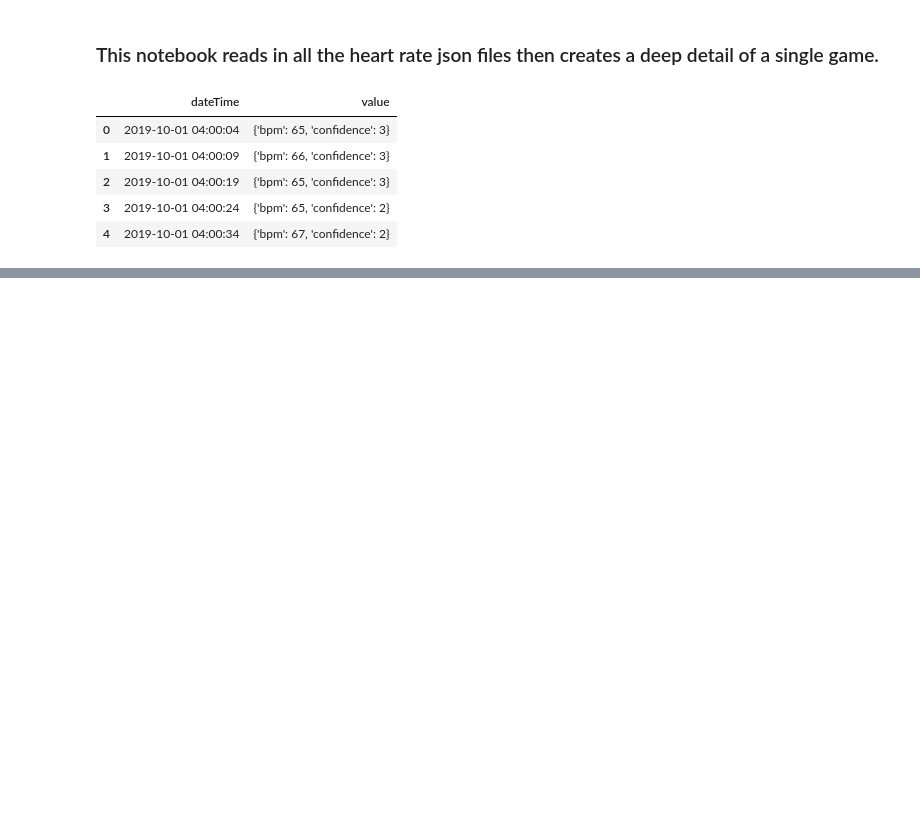
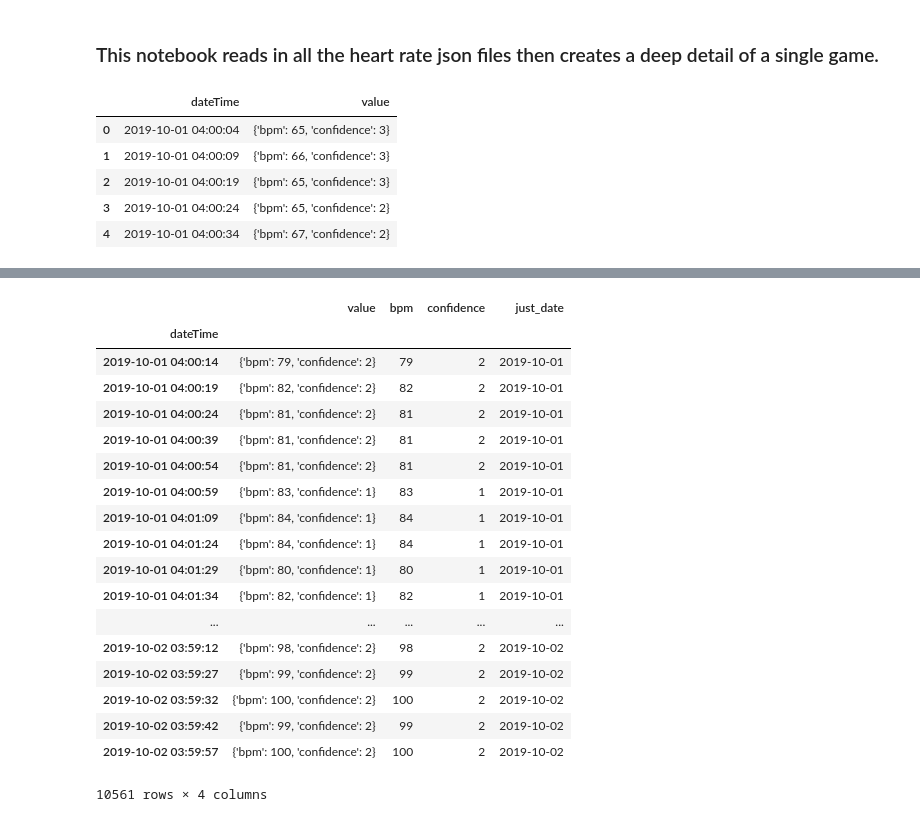
Before and after one commit to dcpatti/dcpatti.github.io, a Jupyter notebook: Wild Card Game Analysis.ipynb, the cells around one changed output, grey strips where cells are left out. Cells and saved outputs as stored; diff of their text form; code cells hidden in the pictures; blank space fills up the shorter version.

```diff
--- a/Wild Card Game Analysis.ipynb
+++ b/Wild Card Game Analysis.ipynb
@@ -268,0 +233,45 @@ Loading BokehJS ...
+# %%
+#set the index on the just_date column; this will make it easier for us to plot
+heart_df1['just_date'] = heart_df1['dateTime'].dt.date
+heart_df1.set_index('dateTime')
+
+heart_df2['just_date'] = heart_df2['dateTime'].dt.date
+heart_df2.set_index('dateTime')
+
+heart_df3['just_date'] = heart_df3['dateTime'].dt.date
+heart_df3.set_index('dateTime')
+
+heart_df4['just_date'] = heart_df4['dateTime'].dt.date
+heart_df4.set_index('dateTime')
+
+heart_df5['just_date'] = heart_df5['dateTime'].dt.date
+heart_df5.set_index('dateTime')
+
+heart_df6['just_date'] = heart_df6['dateTime'].dt.date
+heart_df6.set_index('dateTime')
+
+heart_df7['just_date'] = heart_df7['dateTime'].dt.date
+heart_df7.set_index('dateTime')
+
+heart_df8['just_date'] = heart_df8['dateTime'].dt.date
+heart_df8.set_index('dateTime')
+# %% [output]
+|  | value | bpm | confidence | just_date |
+| dateTime |  |  |  |  |
+| 2019-10-01 04:00:14 | {'bpm': 79, 'confidence': 2} | 79 | 2 | 2019-10-01 |
+| 2019-10-01 04:00:19 | {'bpm': 82, 'confidence': 2} | 82 | 2 | 2019-10-01 |
+| 2019-10-01 04:00:24 | {'bpm': 81, 'confidence': 2} | 81 | 2 | 2019-10-01 |
+| 2019-10-01 04:00:39 | {'bpm': 81, 'confidence': 2} | 81 | 2 | 2019-10-01 |
+| 2019-10-01 04:00:54 | {'bpm': 81, 'confidence': 2} | 81 | 2 | 2019-10-01 |
+| 2019-10-01 04:00:59 | {'bpm': 83, 'confidence': 1} | 83 | 1 | 2019-10-01 |
+| 2019-10-01 04:01:09 | {'bpm': 84, 'confidence': 1} | 84 | 1 | 2019-10-01 |
+| 2019-10-01 04:01:24 | {'bpm': 84, 'confidence': 1} | 84 | 1 | 2019-10-01 |
+| 2019-10-01 04:01:29 | {'bpm': 80, 'confidence': 1} | 80 | 1 | 2019-10-01 |
+| 2019-10-01 04:01:34 | {'bpm': 82, 'confidence': 1} | 82 | 1 | 2019-10-01 |
+| ... | ... | ... | ... | ... |
+| 2019-10-02 03:59:12 | {'bpm': 98, 'confidence': 2} | 98 | 2 | 2019-10-02 |
+| 2019-10-02 03:59:27 | {'bpm': 99, 'confidence': 2} | 99 | 2 | 2019-10-02 |
+| 2019-10-02 03:59:32 | {'bpm': 100, 'confidence': 2} | 100 | 2 | 2019-10-02 |
+| 2019-10-02 03:59:42 | {'bpm': 99, 'confidence': 2} | 99 | 2 | 2019-10-02 |
+| 2019-10-02 03:59:57 | {'bpm': 100, 'confidence': 2} | 100 | 2 | 2019-10-02 |
+10561 rows × 4 columns
```
Also changed, not shown: parts of 15 cells of this notebook, 6 other files.
